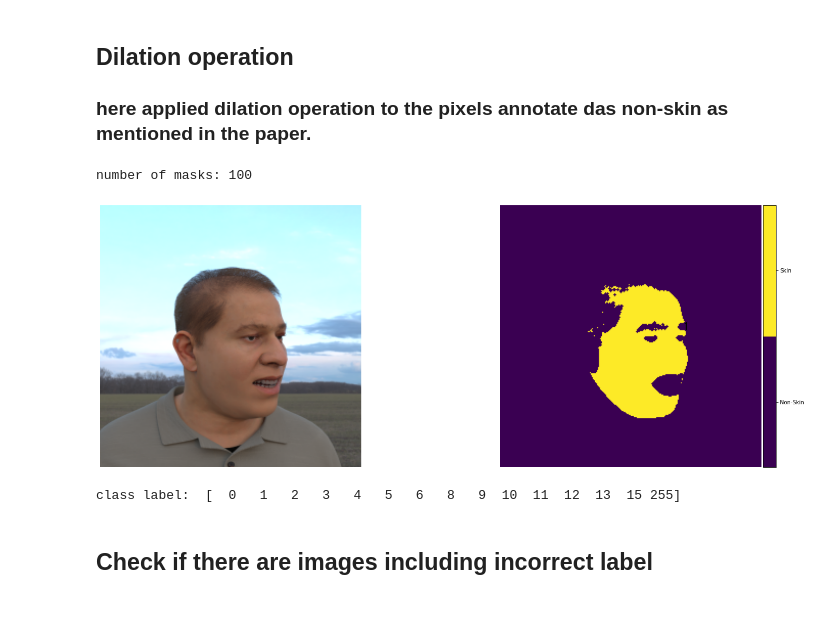
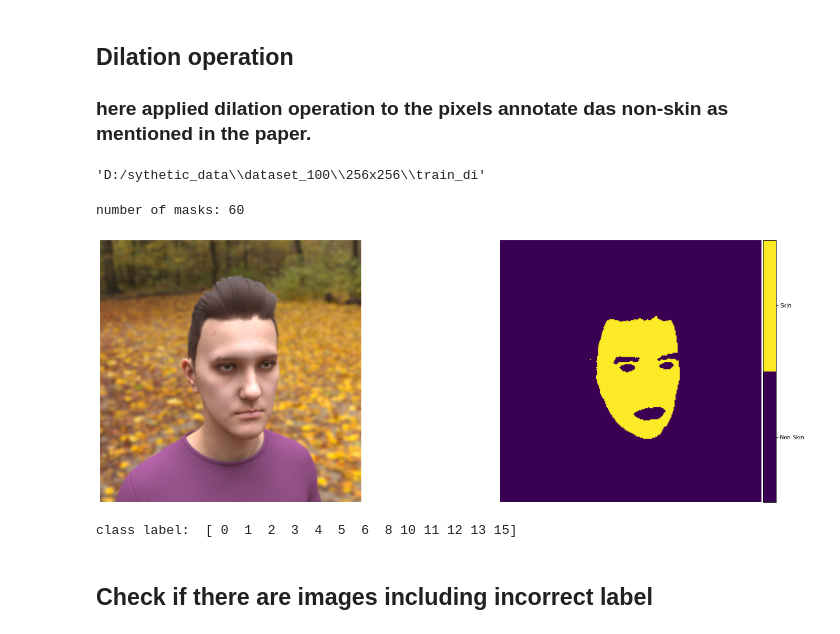
Before and after one commit to Supcode123/Skin-Segmentation-4-iPPG, a Jupyter notebook: notebooks/Datapreparing.ipynb, the cells around one changed output. Drawn from its saved outputs; the diff is of its cells as text; code cells hidden in the pictures.

```diff
--- a/notebooks/Datapreparing.ipynb
+++ b/notebooks/Datapreparing.ipynb
@@ -53,7 +53,7 @@ for filename in os.listdir(DATASET_PATH):
 IMG_WIDTH = 512
 IMG_HEIGHT = 512
 # %%
-image_id = '000000'
+image_id = '000001'
 image_name = image_id + ".png"
 mask_name = image_id + "_seg.png"
 image_path = os.path.join(IMAGE_FOLDER, image_name)
@@ -393,4 +487,12 @@ mask_size: (256, 256)
 # %% [markdown]
 ## Dilation operation
 ### here applied dilation operation to the pixels annotate das non-skin as mentioned in the paper.
+# %%
+folder = os.path.join(DATASET_PATH,"256x256","train_di")
+if not os.path.exists(folder):
+       os.makedirs(folder)
+src_folder = os.path.join(DATASET_PATH,"256x256","train")
+shutil.copytree(src_folder, folder, dirs_exist_ok=True)
+# %% [output]
+'D:/sythetic_data\\dataset_100\\256x256\\train_di'
 # %%
@@ -420,17 +526,18 @@ for mask in mask_files:
 # %%
-mask_files_in_output_folder = [f for f in os.listdir(output_folder) if f.endswith('_seg.png')]
-print(f"number of masks: {len(mask_files_in_output_folder)}")
+mask_files_in_folder = [f for f in os.listdir(input_mask_folder) if f.endswith('_seg.png')]
+print(f"number of masks: {len(mask_files_in_folder)}")
 # %% [output]
-number of masks: 100
+number of masks: 60
 # %%
-msk_path = r'D:\sythetic_data\dataset_100\256,256\masks_di\000000_seg.png'
-plot_simple(image_path, msk_path)
+img_path = r'D:\sythetic_data\dataset_100\256x256\train_di\images\000001.png'
+msk_path = r'D:\sythetic_data\dataset_100\256x256\train_di\labels\000001_seg.png'
+plot_simple(img_path, msk_path)
 mask_example = Image.open(msk_path)
 mask_array = np.array(mask_example)
 print("class label: ", np.unique(mask_array))
 # %% [output]
-[figure, old version]
+[figure, new version]
-class label:  [  0   1   2   3   4   5   6   8   9  10  11  12  13  15 255]
+class label:  [ 0  1  2  3  4  5  6  8 10 11 12 13 15]
 # %% [markdown]
 ## Check if there are images including incorrect label
 # %%
```
Also changed, not shown: parts of 15 cells of this notebook, 2 other files.
